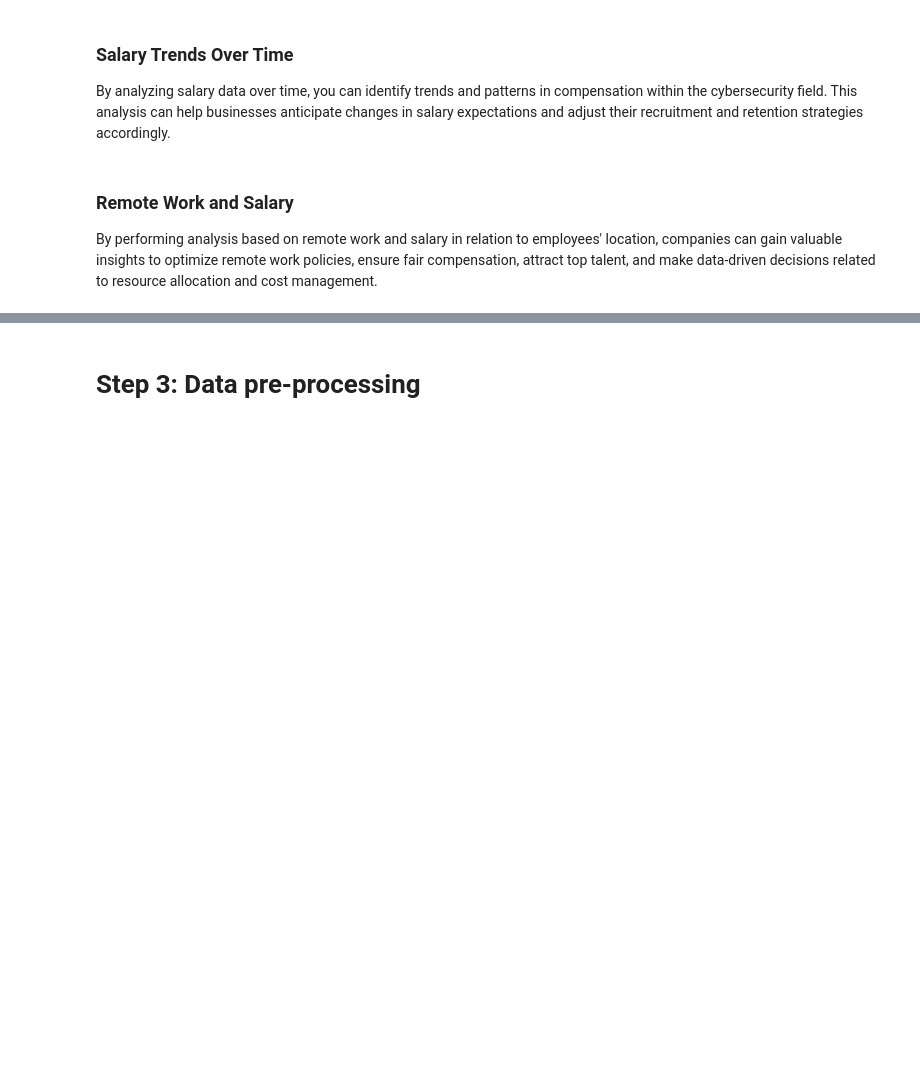
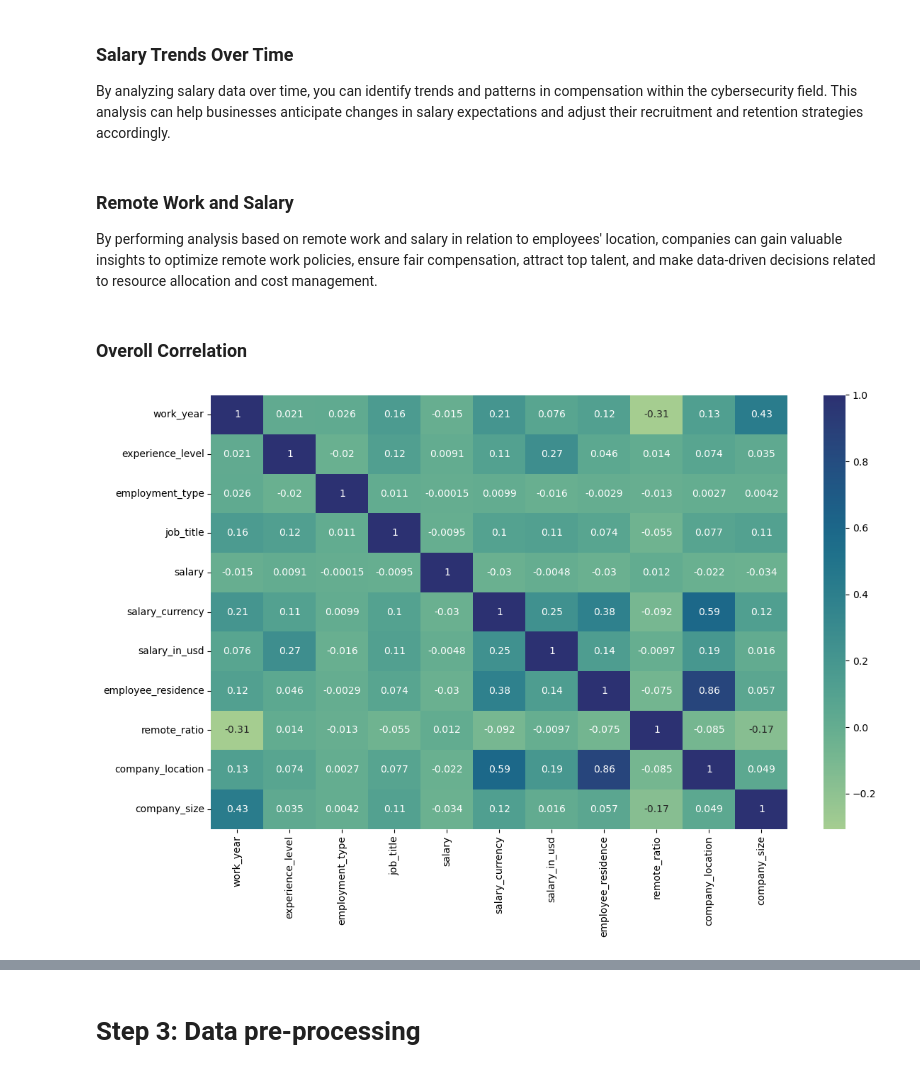
Before and after one commit to isnotJack/AI-project, a Jupyter notebook: 1_exploration.ipynb, the cells around one changed output, grey strips where cells are left out. Drawn from its saved outputs; the diff is of its cells as text; code cells hidden in the pictures; blank space fills up the shorter version.

```diff
--- a/test.ipynb
+++ b/1_exploration.ipynb
@@ -446,0 +501,26 @@ remote_work_viz.show()
+# %% [markdown]
+### Overoll Correlation
+# %%
+df_enc = df.copy()
+
+df_enc['job_title'] = label_encoder.fit_transform(df['job_title'])
+
+df_enc['experience_level'] = label_encoder.fit_transform(df['experience_level'])
+
+df_enc['employment_type'] = label_encoder.fit_transform(df['employment_type'])
+
+df_enc['salary_currency'] = label_encoder.fit_transform(df['salary_currency'])
+df_enc['employee_residence'] = label_encoder.fit_transform(df['employee_residence'])
+df_enc['company_location'] = label_encoder.fit_transform(df['company_location'])
+
+df_enc['company_size'] = label_encoder.fit_transform(df['company_size'])
+# %%
+correlation = df_enc.corr()
+# %%
+plt.figure(figsize = (12,8))
+sns.heatmap(correlation, annot = True, cmap = 'crest')
+
+plt.tight_layout()
+plt.show()
+# %% [output]
+[figure, added]
```
Also changed, not shown: parts of 13 cells of this notebook, 3 other files.
